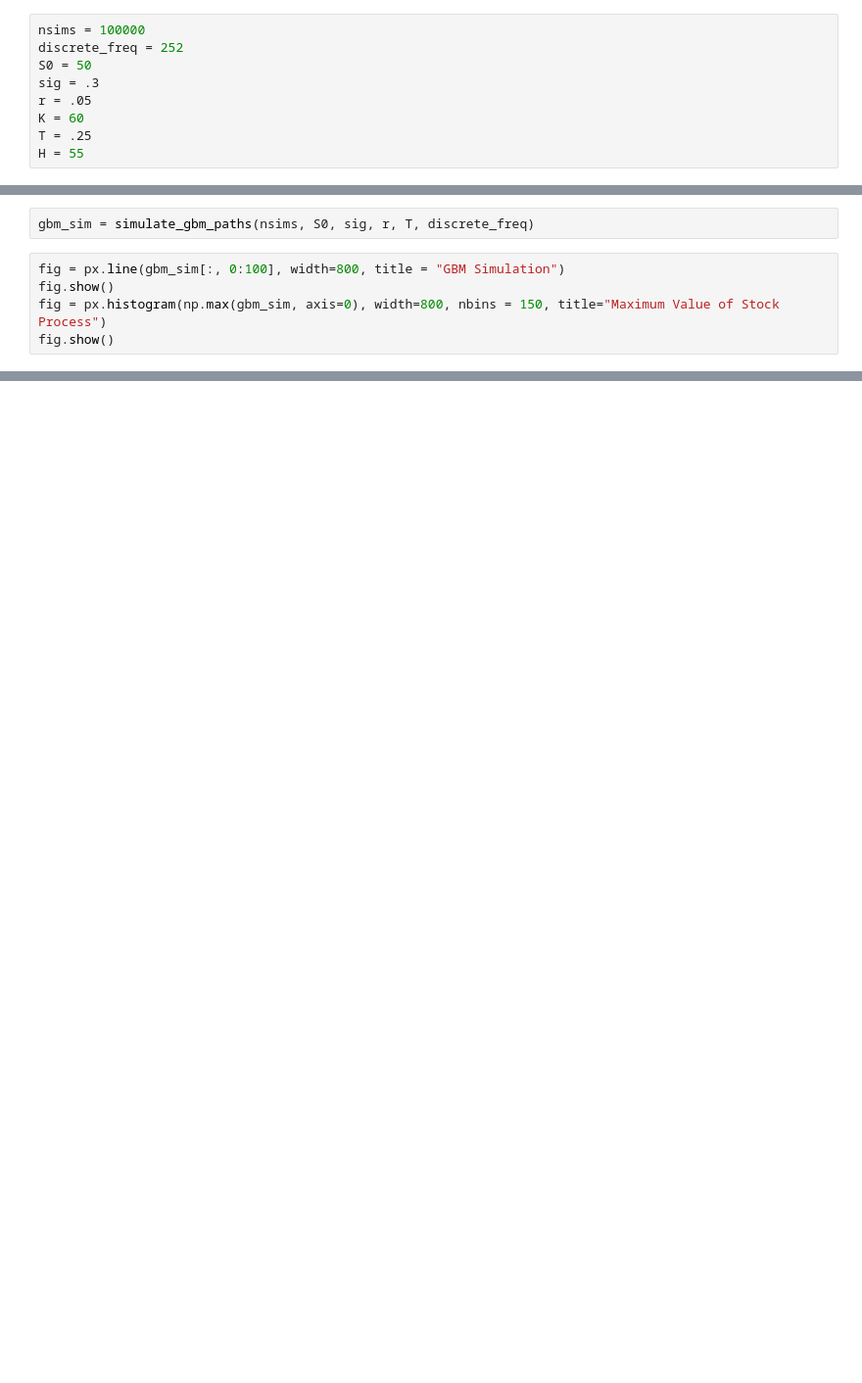
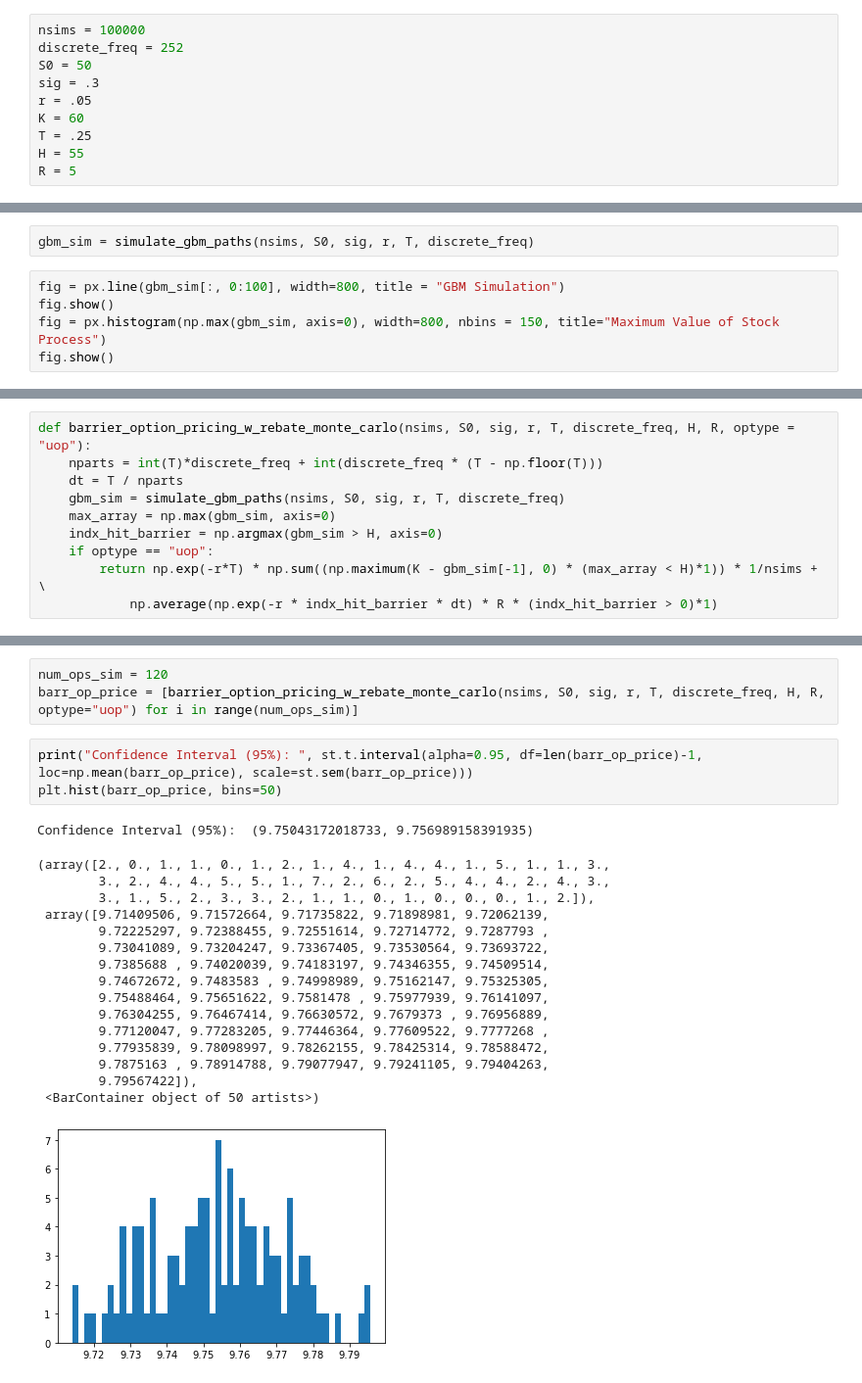
Before and after one commit to sidiyer00/SIT-Courses, a Jupyter notebook: FE 621 Computational Finance/HW4/hw4 - siddharth iyer.ipynb, the cells around one changed output, grey strips where cells are left out. Shown at 98% size. Saved outputs shown, nothing was run; the diff lists cells and outputs as text; blank space fills up the shorter version.

```diff
--- a/FE 621 Computational Finance/HW4/hw4 - siddharth iyer.ipynb
+++ b/FE 621 Computational Finance/HW4/hw4 - siddharth iyer.ipynb
@@ -29,4 +46,5 @@ r = .05
 K = 60
 T = .25
 H = 55
+R = 5
 # %%
@@ -67,0 +122,10 @@ barrier_option_pricing_monte_carlo(nsims, S0, sig, r, T, discrete_freq, H, optyp
+# %%
+def barrier_option_pricing_w_rebate_monte_carlo(nsims, S0, sig, r, T, discrete_freq, H, R, optype = "uop"):
+    nparts = int(T)*discrete_freq + int(discrete_freq * (T - np.floor(T)))
+    dt = T / nparts
+    gbm_sim = simulate_gbm_paths(nsims, S0, sig, r, T, discrete_freq)
+    max_array = np.max(gbm_sim, axis=0)
+    indx_hit_barrier = np.argmax(gbm_sim > H, axis=0)
+    if optype == "uop":
+        return np.exp(-r*T) * np.sum((np.maximum(K - gbm_sim[-1], 0) * (max_array < H)*1)) * 1/nsims + \
+            np.average(np.exp(-r * indx_hit_barrier * dt) * R * (indx_hit_barrier > 0)*1)
@@ -67,0 +136,24 @@ barrier_option_pricing_monte_carlo(nsims, S0, sig, r, T, discrete_freq, H, optyp
+# %%
+num_ops_sim = 120
+barr_op_price = [barrier_option_pricing_w_rebate_monte_carlo(nsims, S0, sig, r, T, discrete_freq, H, R, optype="uop") for i in range(num_ops_sim)]
+# %%
+print("Confidence Interval (95%): ", st.t.interval(alpha=0.95, df=len(barr_op_price)-1, loc=np.mean(barr_op_price), scale=st.sem(barr_op_price)))
+plt.hist(barr_op_price, bins=50)
+# %% [output]
+Confidence Interval (95%):  (9.75043172018733, 9.756989158391935)
+(array([2., 0., 1., 1., 0., 1., 2., 1., 4., 1., 4., 4., 1., 5., 1., 1., 3.,
+        3., 2., 4., 4., 5., 5., 1., 7., 2., 6., 2., 5., 4., 4., 2., 4., 3.,
+        3., 1., 5., 2., 3., 3., 2., 1., 1., 0., 1., 0., 0., 0., 1., 2.]),
+ array([9.71409506, 9.71572664, 9.71735822, 9.71898981, 9.72062139,
+        9.72225297, 9.72388455, 9.72551614, 9.72714772, 9.7287793 ,
+        9.73041089, 9.73204247, 9.73367405, 9.73530564, 9.73693722,
+        9.7385688 , 9.74020039, 9.74183197, 9.74346355, 9.74509514,
+        9.74672672, 9.7483583 , 9.74998989, 9.75162147, 9.75325305,
+        9.75488464, 9.75651622, 9.7581478 , 9.75977939, 9.76141097,
+        9.76304255, 9.76467414, 9.76630572, 9.7679373 , 9.76956889,
+        9.77120047, 9.77283205, 9.77446364, 9.77609522, 9.7777268 ,
+        9.77935839, 9.78098997, 9.78262155, 9.78425314, 9.78588472,
+        9.7875163 , 9.78914788, 9.79077947, 9.79241105, 9.79404263,
+        9.79567422]),
+ <BarContainer object of 50 artists>)
+[figure, added]
```
Also changed, not shown: parts of 32 cells of this notebook, 48 other files.
